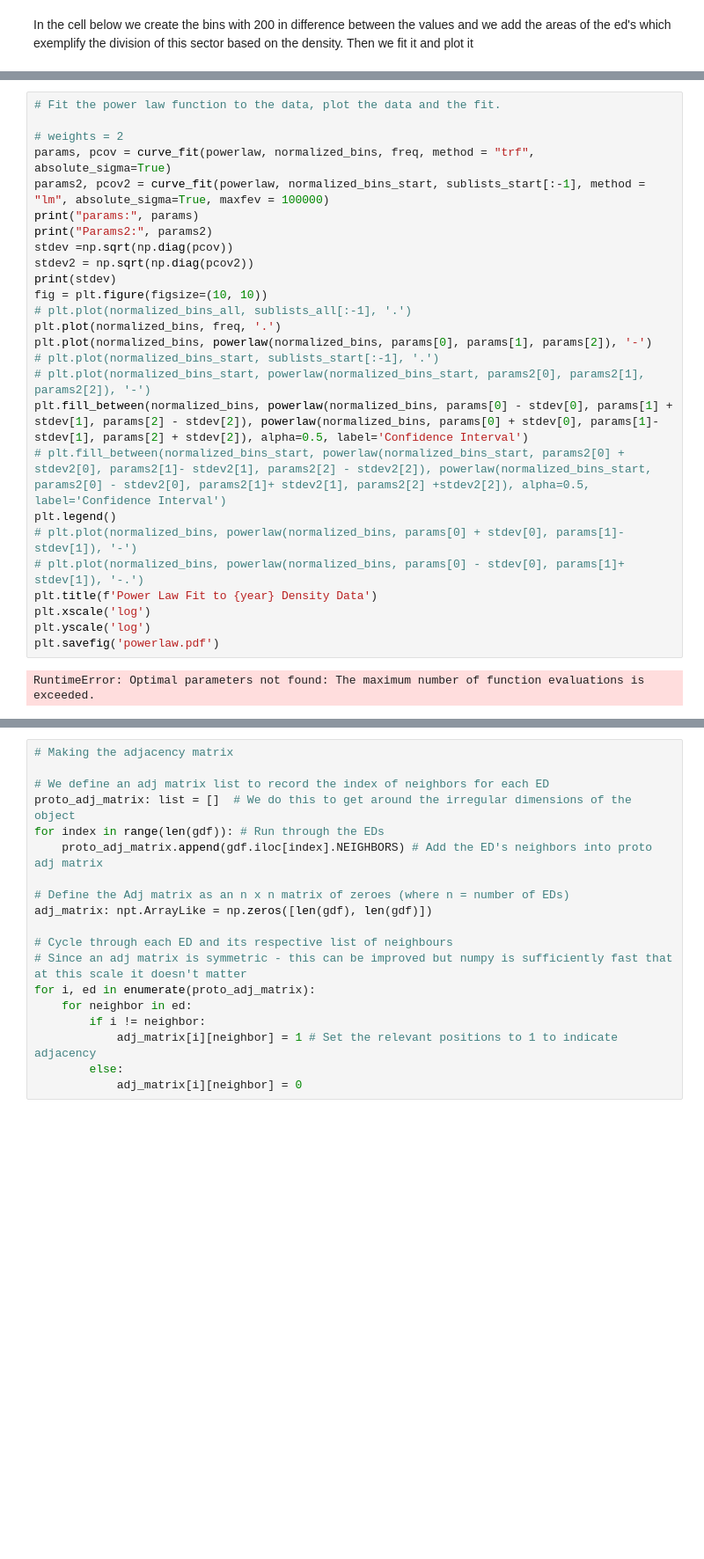
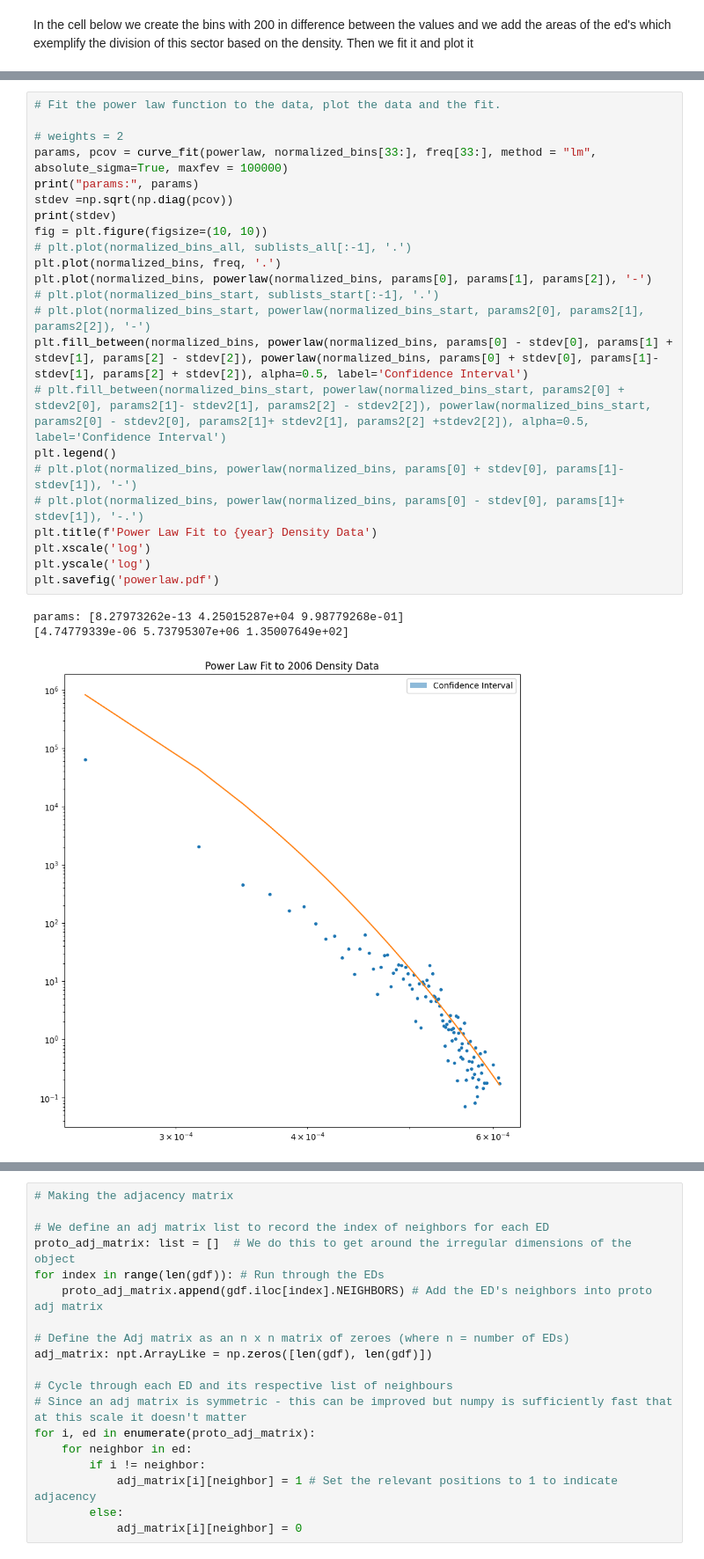
Before and after one commit to alvarorc19/tpsa-hackathon, a Jupyter notebook: generate.ipynb, the cells around one changed output, grey strips where cells are left out. Shown at 88% size. Cells and saved outputs as stored; diff of their text form; blank space fills up the shorter version.

Commit message:
change powerlaw code for readibility and add a limit to calculate curve fit

```diff
--- a/generate.ipynb
+++ b/generate.ipynb
@@ -260,31 +226,30 @@ plt.show()
 # %%
 # Fit the power law function to the data, plot the data and the fit.
 
 # weights = 2
-params, pcov = curve_fit(powerlaw, normalized_bins, freq, method = "trf", absolute_sigma=True)
-params2, pcov2 = curve_fit(powerlaw, normalized_bins_start, sublists_start[:-1], method = "lm", absolute_sigma=True, maxfev = 100000)
+params, pcov = curve_fit(powerlaw, normalized_bins[33:], freq[33:], method = "lm", absolute_sigma=True, maxfev = 100000)
 print("params:", params)
-print("Params2:", params2)
 stdev =np.sqrt(np.diag(pcov))
-stdev2 = np.sqrt(np.diag(pcov2))
 print(stdev)
 fig = plt.figure(figsize=(10, 10))
 # plt.plot(normalized_bins_all, sublists_all[:-1], '.')
 plt.plot(normalized_bins, freq, '.')
 plt.plot(normalized_bins, powerlaw(normalized_bins, params[0], params[1], params[2]), '-')
 # plt.plot(normalized_bins_start, sublists_start[:-1], '.')
 # plt.plot(normalized_bins_start, powerlaw(normalized_bins_start, params2[0], params2[1], params2[2]), '-')
 plt.fill_between(normalized_bins, powerlaw(normalized_bins, params[0] - stdev[0], params[1] + stdev[1], params[2] - stdev[2]), powerlaw(normalized_bins, params[0] + stdev[0], params[1]- stdev[1], params[2] + stdev[2]), alpha=0.5, label='Confidence Interval')
 # plt.fill_between(normalized_bins_start, powerlaw(normalized_bins_start, params2[0] + stdev2[0], params2[1]- stdev2[1], params2[2] - stdev2[2]), powerlaw(normalized_bins_start, params2[0] - stdev2[0], params2[1]+ stdev2[1], params2[2] +stdev2[2]), alpha=0.5, label='Confidence Interval')
 plt.legend()
 # plt.plot(normalized_bins, powerlaw(normalized_bins, params[0] + stdev[0], params[1]- stdev[1]), '-')
 # plt.plot(normalized_bins, powerlaw(normalized_bins, params[0] - stdev[0], params[1]+ stdev[1]), '-.')
 plt.title(f'Power Law Fit to {year} Density Data')
 plt.xscale('log')
 plt.yscale('log')
 plt.savefig('powerlaw.pdf')
 # %% [output]
-RuntimeError: Optimal parameters not found: The maximum number of function evaluations is exceeded.
+params: [8.27973262e-13 4.25015287e+04 9.98779268e-01]
+[4.74779339e-06 5.73795307e+06 1.35007649e+02]
+[figure, added]
 # %%
 # Creating new function to fit to the data.
 def function2(x, a, b, g):
```
Also changed, not shown: parts of 4 cells of this notebook, 2 other files.
